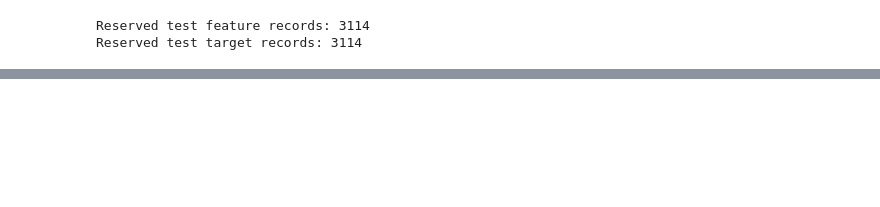
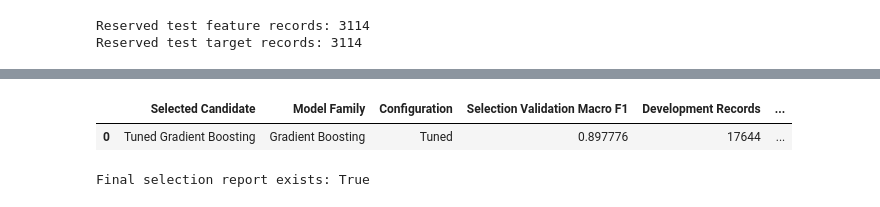
Before and after one commit to SMCodeX7/Obesity-Risk-Intelligence-System, a Jupyter notebook: notebooks/05_model_tuning.ipynb, the cells around one changed output, grey strips where cells are left out. Saved outputs shown, nothing was run; the diff lists cells and outputs as text; code cells hidden in the pictures; blank space fills up the shorter version.

Commit message:
Select and refit final model

```diff
--- a/notebooks/05_model_tuning.ipynb
+++ b/notebooks/05_model_tuning.ipynb
@@ -3004,0 +3030,16 @@ Phase 6 Checkpoint 5 validation passed
+# %%
+X_development = pd.concat(
+    [
+        X_train,
+        X_validation,
+    ],
+    axis=0,
+)
+
+y_development = pd.concat(
+    [
+        y_train,
+        y_validation,
+    ],
+    axis=0,
+)
@@ -3004,0 +3448,52 @@ Phase 6 Checkpoint 5 validation passed
+# %%
+FINAL_SELECTION_REPORT_PATH = (
+    PROJECT_ROOT
+    / "reports"
+    / "generated"
+    / "final_model_selection.csv"
+)
+
+final_selection_report = pd.DataFrame(
+    [
+        {
+            "Selected Candidate": (
+                leading_candidate_name
+            ),
+            "Model Family": (
+                leading_model_name
+            ),
+            "Configuration": (
+                leading_configuration
+            ),
+            "Selection Validation Macro F1": (
+                leading_validation_macro_f1
+            ),
+            "Development Records": (
+                len(X_development)
+            ),
+            "Reserved Test Records": (
+                len(X_test)
+            ),
+            "Random State": (
+                RANDOM_STATE
+            ),
+        }
+    ]
+)
+
+final_selection_report.to_csv(
+    FINAL_SELECTION_REPORT_PATH,
+    index=False,
+)
+
+final_selection_report
+# %% [output]
+|  | Selected Candidate | Model Family | Configuration | Selection Validation Macro F1 | Development Records | ... |
+| 0 | Tuned Gradient Boosting | Gradient Boosting | Tuned | 0.897776 | 17644 | ... |
+# %%
+print(
+    "Final selection report exists:",
+    FINAL_SELECTION_REPORT_PATH.exists(),
+)
+# %% [output]
+Final selection report exists: True
```
Also changed, not shown: parts of 24 cells of this notebook, 1 other file.
